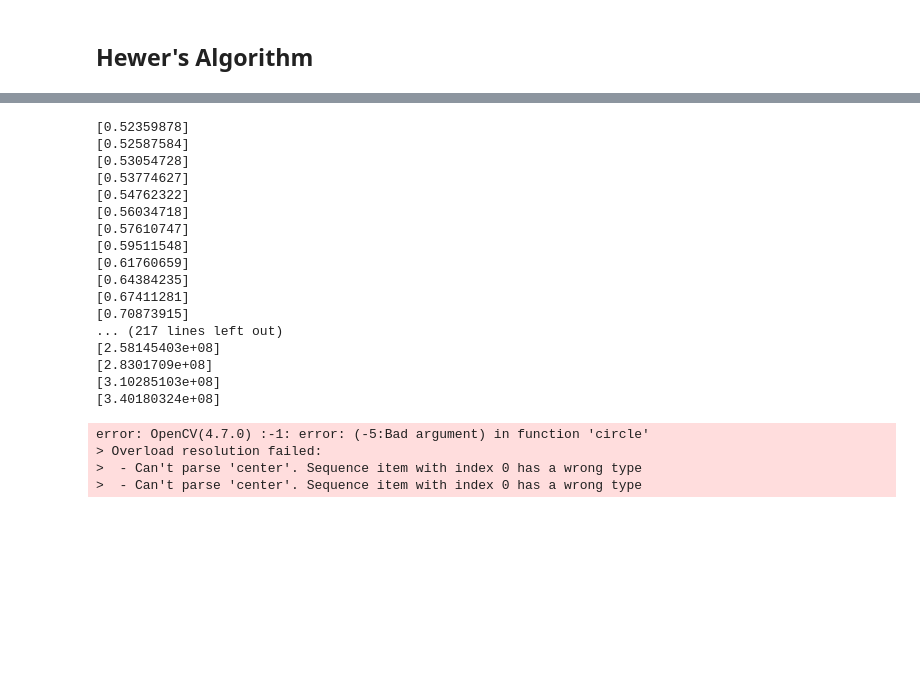
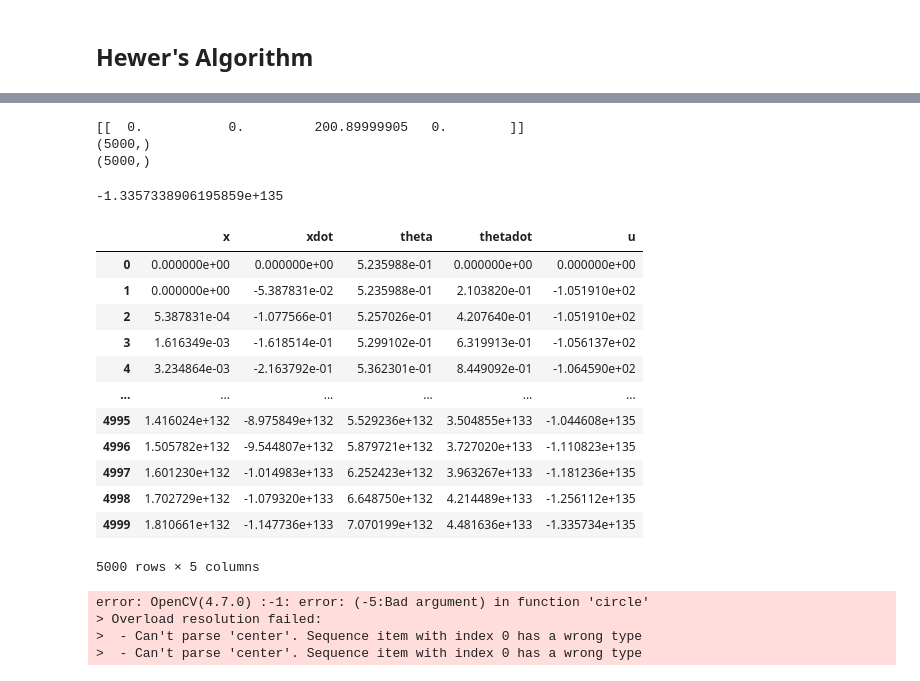
Before and after one commit to kirankigi5/RL_project_crank_rockers, a Jupyter notebook: algos.ipynb, the cells around one changed output, grey strips where cells are left out. Drawn from its saved outputs; the diff is of its cells as text; code cells hidden in the pictures; blank space fills up the shorter version.

```diff
--- a/algos.ipynb
+++ b/algos.ipynb
@@ -227,9 +310,53 @@ Eigen values of A + BF [ 0.          9.63475861 -0.05825404 -4.48258043]
+# %%
+# append 0 to first element of U
+U = np.insert(U, 0, 0)
+U = np.array(U).reshape(5000, 1)
+
+print(F)
+
+X = x_history
+
+U = U.reshape(5000, )
+X = np.array(X).reshape(4, 5000)
+x1 = X[0].reshape(5000, )
+x2 = X[1].reshape(5000, )
+x3 = X[2].reshape(5000, )
+x4 = X[3].reshape(5000, )
+
+print(np.shape(U))
+print(np.shape(x1))
+# %% [output]
+[[  0.           0.         200.89999905   0.        ]]
+(5000,)
+(5000,)
+# %%
+import pandas as pd
+
+df = pd.DataFrame({'x': x1, 'xdot': x2, 'theta': x3, 'thetadot': x4, 'u': U}, )
+# print df with style
+# print(df)
+print(min(U))
+df
+# %% [output]
+-1.3357338906195859e+135
+|  | x | xdot | theta | thetadot | u |
+| 0 | 0.000000e+00 | 0.000000e+00 | 5.235988e-01 | 0.000000e+00 | 0.000000e+00 |
+| 1 | 0.000000e+00 | -5.387831e-02 | 5.235988e-01 | 2.103820e-01 | -1.051910e+02 |
+| 2 | 5.387831e-04 | -1.077566e-01 | 5.257026e-01 | 4.207640e-01 | -1.051910e+02 |
+| 3 | 1.616349e-03 | -1.618514e-01 | 5.299102e-01 | 6.319913e-01 | -1.056137e+02 |
+| 4 | 3.234864e-03 | -2.163792e-01 | 5.362301e-01 | 8.449092e-01 | -1.064590e+02 |
+| ... | ... | ... | ... | ... | ... |
+| 4995 | 1.416024e+132 | -8.975849e+132 | 5.529236e+132 | 3.504855e+133 | -1.044608e+135 |
+| 4996 | 1.505782e+132 | -9.544807e+132 | 5.879721e+132 | 3.727020e+133 | -1.110823e+135 |
+| 4997 | 1.601230e+132 | -1.014983e+133 | 6.252423e+132 | 3.963267e+133 | -1.181236e+135 |
+| 4998 | 1.702729e+132 | -1.079320e+133 | 6.648750e+132 | 4.214489e+133 | -1.256112e+135 |
+| 4999 | 1.810661e+132 | -1.147736e+133 | 7.070199e+132 | 4.481636e+133 | -1.335734e+135 |
+5000 rows × 5 columns
 # %%
 syst = InvertedPendulum()
 
-for i in range(1000):
-    rendered = syst.step( [X[i][0], X[i][1], X[i][2], X[i][3]], t=i*0.01)
-    print(X[i][2])
+for i in range(len(X[0])):
+    rendered = syst.step( [X[0][i], X[1][i], X[2][i] + np.pi/2, X[3][i]], t=i*0.01)
     cv2.imshow( 'im', rendered )
 
     # Press q to exit
@@ -239,26 +366,9 @@ for i in range(1000):
 
 cv2.destroyAllWindows()
 # %% [output]
-[0.52359878]
-[0.52587584]
-[0.53054728]
-[0.53774627]
-[0.54762322]
-[0.56034718]
-[0.57610747]
-[0.59511548]
-[0.61760659]
-[0.64384235]
-[0.67411281]
-[0.70873915]
-... (217 lines left out)
-[2.58145403e+08]
-[2.8301709e+08]
-[3.10285103e+08]
-[3.40180324e+08]
+error: OpenCV(4.7.0) :-1: error: (-5:Bad argument) in function 'circle'
+> Overload resolution failed:
+>  - Can't parse 'center'. Sequence item with index 0 has a wrong type
+>  - Can't parse 'center'. Sequence item with index 0 has a wrong type
-error: OpenCV(4.7.0) :-1: error: (-5:Bad argument) in function 'circle'
-> Overload resolution failed:
->  - Can't parse 'center'. Sequence item with index 0 has a wrong type
->  - Can't parse 'center'. Sequence item with index 0 has a wrong type
 # %%
 cv2.destroyAllWindows()
```
Also changed, not shown: parts of 13 cells of this notebook, 4 other files.
